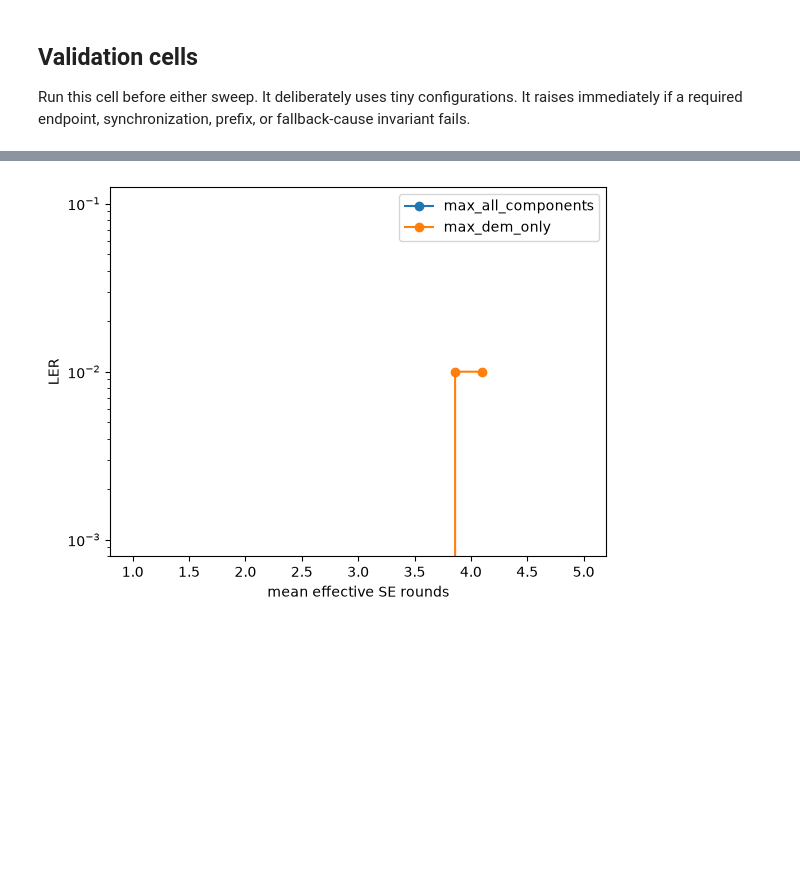
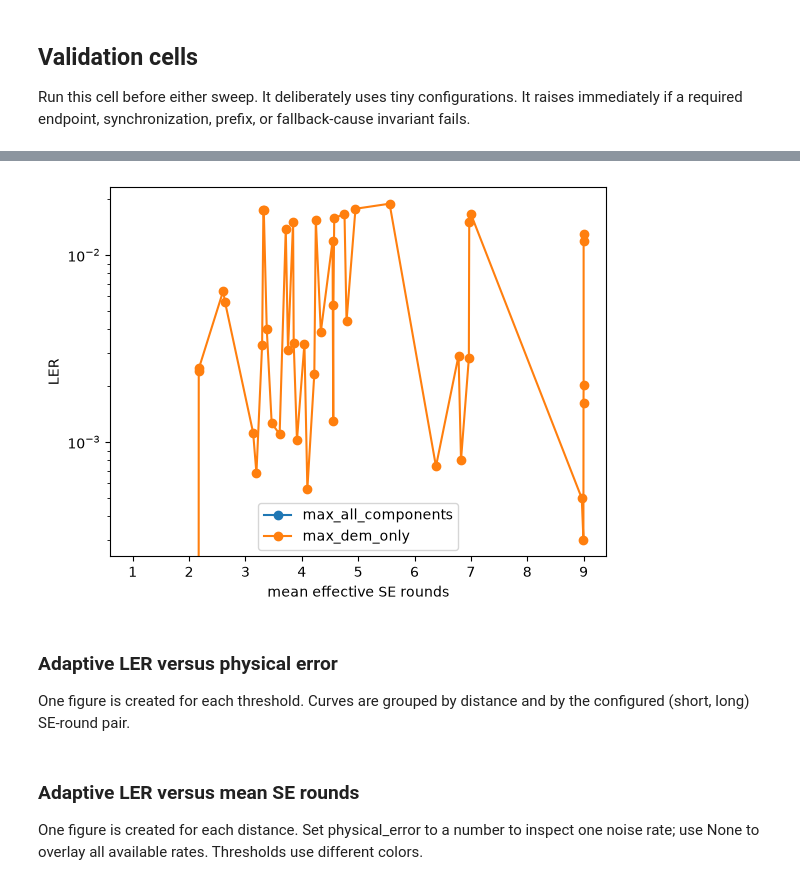
Before and after one commit to AKTKN/Hex, a Jupyter notebook: notebooks/surface_code_knill_fixed_adaptive_sweeps.ipynb, the cells around one changed output, grey strips where cells are left out. Drawn from its saved outputs; the diff is of its cells as text; code cells hidden in the pictures; blank space fills up the shorter version.

```diff
--- a/notebooks/surface_code_knill_fixed_adaptive_sweeps.ipynb
+++ b/notebooks/surface_code_knill_fixed_adaptive_sweeps.ipynb
@@ -243,7 +274,7 @@ def run_fixed_sweep(overwrite=False):
     key = ["physical_error", "distance", "rounds", "decoder", "num_teleportations", "pauli", "surface_code"]
     for p in PHYSICAL_ERROR_RATES:
         for distance in DISTANCES:
-            for rounds in FIXED_ROUNDS:
+            for rounds in fixed_rounds_for(distance):
                 for decoder_name in DECODERS:
                     identity = {"physical_error": p, "distance": distance, "rounds": rounds,
                                 "decoder": decoder_name, "num_teleportations": NUM_TELEPORTATIONS,
@@ -798,5 +888,13 @@ adaptive {'physical_error': 0.003, 'distance': 5, 'short_rounds': 2, 'long_round
-# %%
-fig, ax = plot_adaptive_effective_rounds(adaptive_table)
-fig.savefig(FIGURES_ROOT / "adaptive_ler_vs_effective_rounds.png", dpi=300, bbox_inches="tight")
-# %% [output]
-[figure, removed]
+# %%
+fixed_figures = plot_fixed_knill_ler(
+    fixed_table,
+    distances=DISTANCES,
+    output_dir=FIGURES_ROOT,
+)
+print({"fixed_round_figures": list(fixed_figures)})
+# %% [output]
+[figure, added]
+# %% [markdown]
+### Adaptive LER versus physical error
+
+One figure is created for each threshold. Curves are grouped by distance and by the configured (short, long) SE-round pair.
@@ -802,0 +910,4 @@ fig.savefig(FIGURES_ROOT / "adaptive_ler_vs_effective_rounds.png", dpi=300, bbox
+# %% [markdown]
+### Adaptive LER versus mean SE rounds
+
+One figure is created for each distance. Set physical_error to a number to inspect one noise rate; use None to overlay all available rates. Thresholds use different colors.
```
Also changed, not shown: parts of 8 cells of this notebook, 4 other files.
